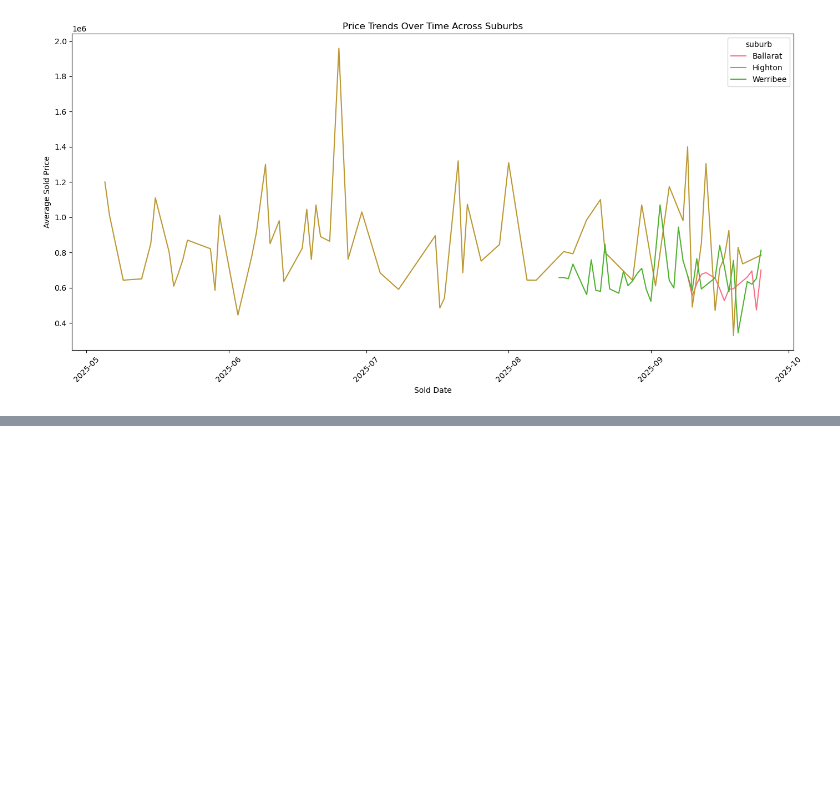
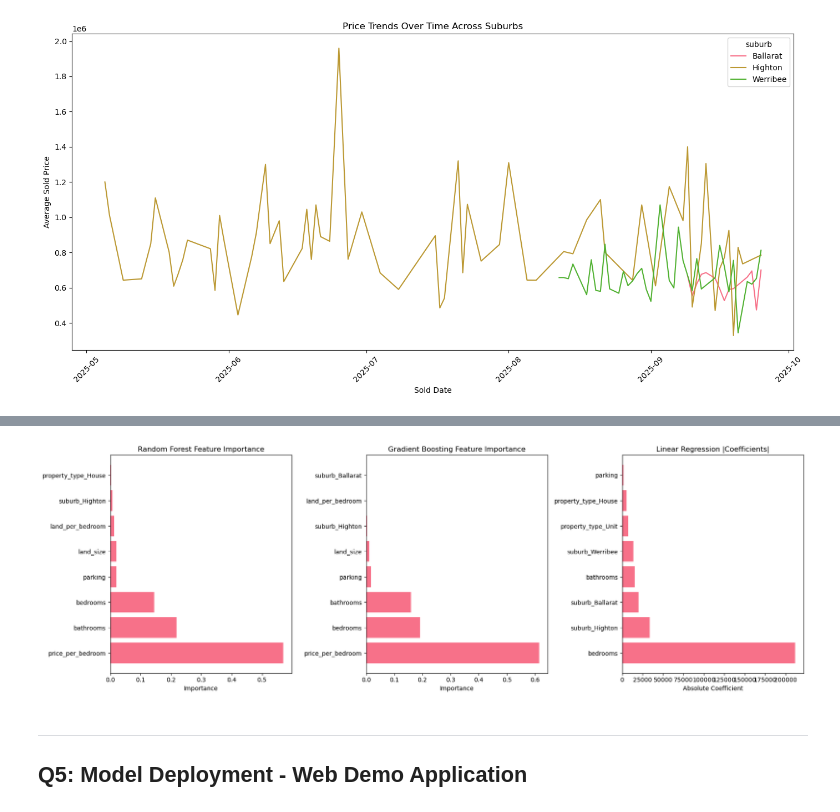
Before and after one commit to hashem59/ML-8.2, a Jupyter notebook: task.ipynb, the cells around one changed output, grey strips where cells are left out. Drawn from its saved outputs; the diff is of its cells as text; code cells hidden in the pictures; blank space fills up the shorter version.

```diff
--- a/task.ipynb
+++ b/task.ipynb
@@ -141,0 +221,10 @@ plt.show()
+# %%
+# Model 2: Random Forest Regression
+rf_model = RandomForestRegressor(n_estimators=100, random_state=42)
+rf_model.fit(X_train, y_train)
+
+# Predictions
+rf_train_pred = rf_model.predict(X_train)
+rf_test_pred = rf_model.predict(X_test)
+
+print("Random Forest Model trained successfully!")
@@ -141,0 +235,10 @@ plt.show()
+# %%
+# Model 3: Gradient Boosting Regression
+gb_model = GradientBoostingRegressor(n_estimators=100, random_state=42)
+gb_model.fit(X_train, y_train)
+
+# Predictions
+gb_train_pred = gb_model.predict(X_train)
+gb_test_pred = gb_model.predict(X_test)
+
+print("Gradient Boosting Model trained successfully!")
@@ -141,0 +406,30 @@ plt.show()
+# %%
+# Visualize Feature Importance
+fig, axes = plt.subplots(1, 3, figsize=(18, 6))
+
+# Random Forest Feature Importance Plot
+top_rf = rf_importance.head(8)
+axes[0].barh(top_rf['Feature'], top_rf['Importance'])
+axes[0].set_title('Random Forest Feature Importance')
+axes[0].set_xlabel('Importance')
+
+# Gradient Boosting Feature Importance Plot
+top_gb = gb_importance.head(8)
+axes[1].barh(top_gb['Feature'], top_gb['Importance'])
+axes[1].set_title('Gradient Boosting Feature Importance')
+axes[1].set_xlabel('Importance')
+
+# Linear Regression Coefficients Plot
+top_lr = lr_coef.head(8)
+axes[2].barh(top_lr['Feature'], top_lr['Abs_Coefficient'])
+axes[2].set_title('Linear Regression |Coefficients|')
+axes[2].set_xlabel('Absolute Coefficient')
+
+plt.tight_layout()
+plt.show()
+# %% [output]
+[figure, added]
+# %% [markdown]
+---
+
+## Q5: Model Deployment - Web Demo Application
```
Also changed, not shown: parts of 32 cells of this notebook, 1 other file.
